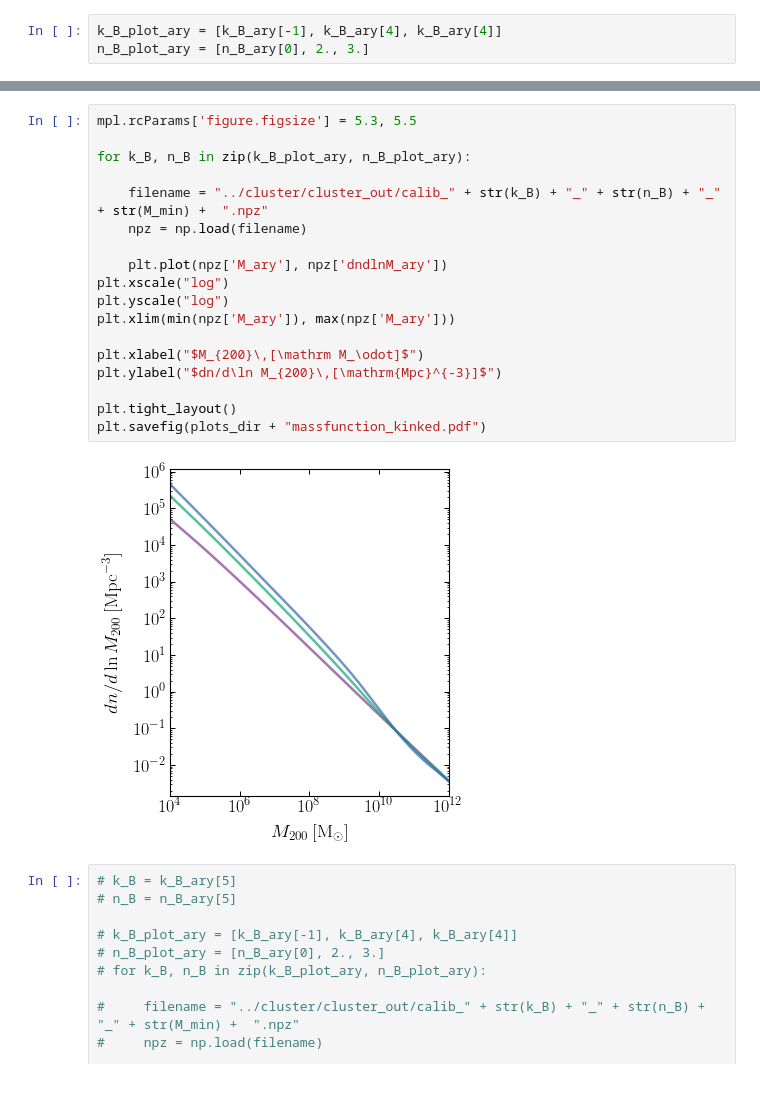
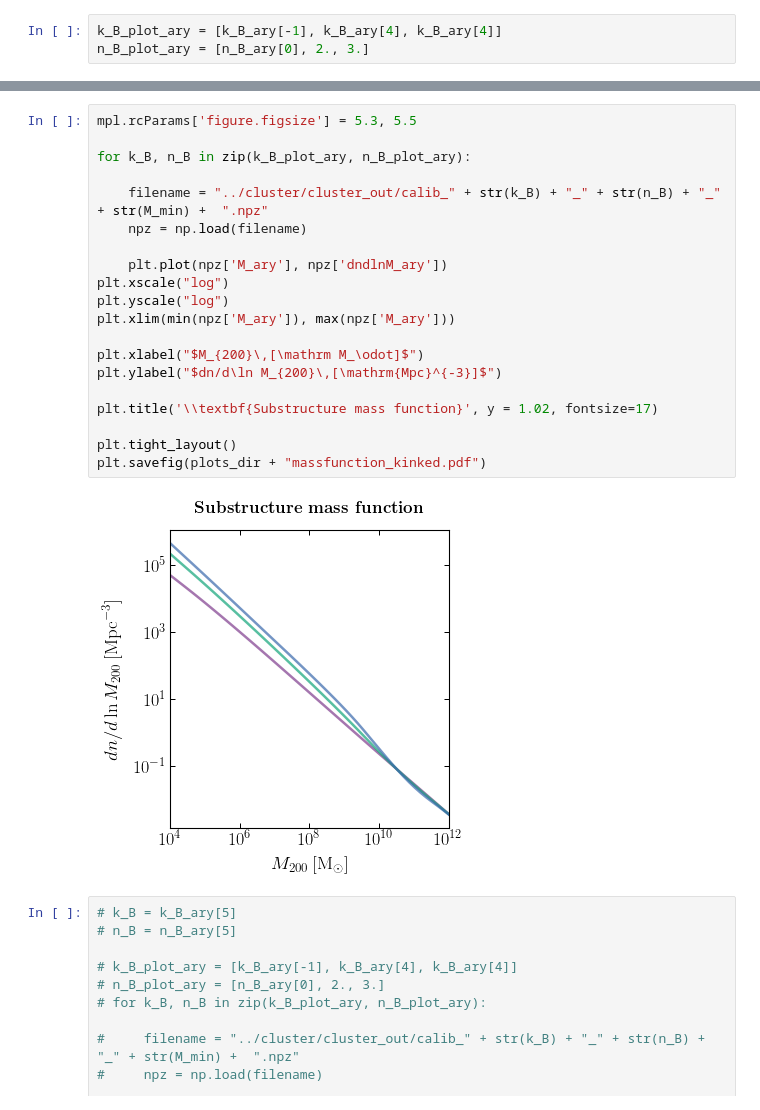
Before and after one commit to smsharma/astrometry-lensing-correlations, a Jupyter notebook: theory/notebooks/08_kink_pipeline.ipynb, the cells around one changed output, grey strips where cells are left out. Drawn from its saved outputs; the diff is of its cells as text.

```diff
--- a/theory/notebooks/08_kink_pipeline.ipynb
+++ b/theory/notebooks/08_kink_pipeline.ipynb
@@ -259,23 +263,25 @@ plt.savefig(plots_dir + "matterpower_kinked.pdf")
 # %%
 mpl.rcParams['figure.figsize'] = 5.3, 5.5
 
 for k_B, n_B in zip(k_B_plot_ary, n_B_plot_ary):
 
     filename = "../cluster/cluster_out/calib_" + str(k_B) + "_" + str(n_B) + "_" + str(M_min) +  ".npz"
     npz = np.load(filename)
 
     plt.plot(npz['M_ary'], npz['dndlnM_ary'])
 plt.xscale("log")
 plt.yscale("log")
 plt.xlim(min(npz['M_ary']), max(npz['M_ary']))
 
 plt.xlabel("$M_{200}\,[\mathrm M_\odot]$")
 plt.ylabel("$dn/d\ln M_{200}\,[\mathrm{Mpc}^{-3}]$")
 
+plt.title('\\textbf{Substructure mass function}', y = 1.02, fontsize=17)
+
 plt.tight_layout()
 plt.savefig(plots_dir + "massfunction_kinked.pdf")
 # %% [output]
-[figure, old version]
+[figure, new version]
 # %%
 # k_B = k_B_ary[5]
 # n_B = n_B_ary[5]
```
Also changed, not shown: parts of 2 cells of this notebook, 3 other files.
